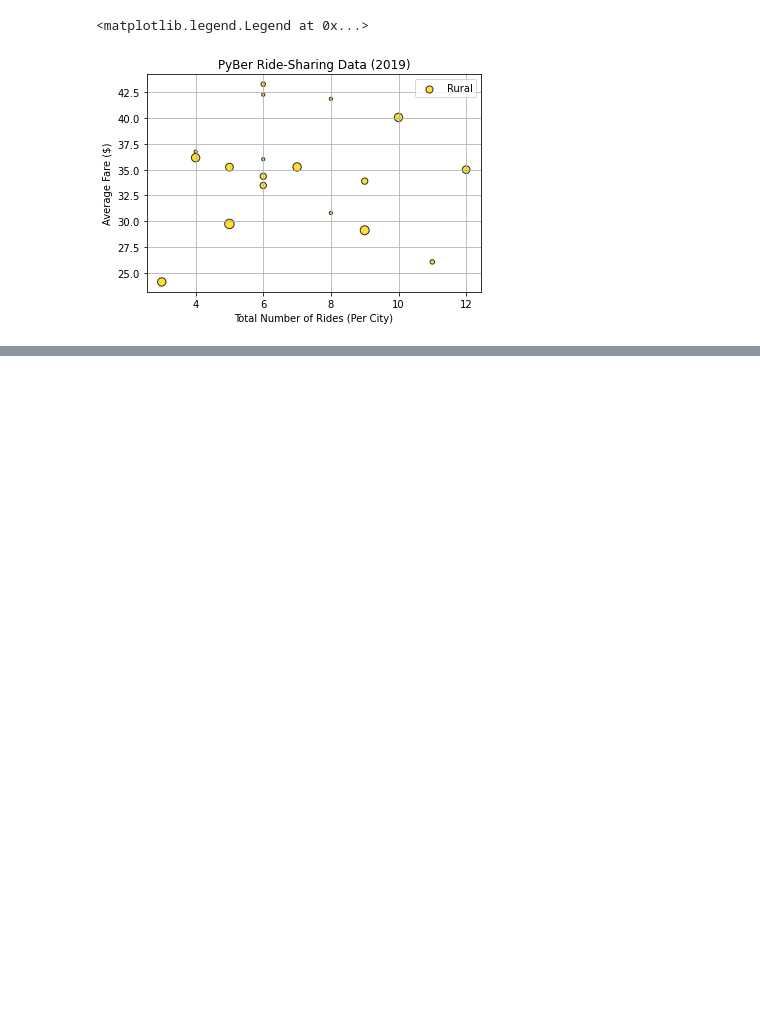
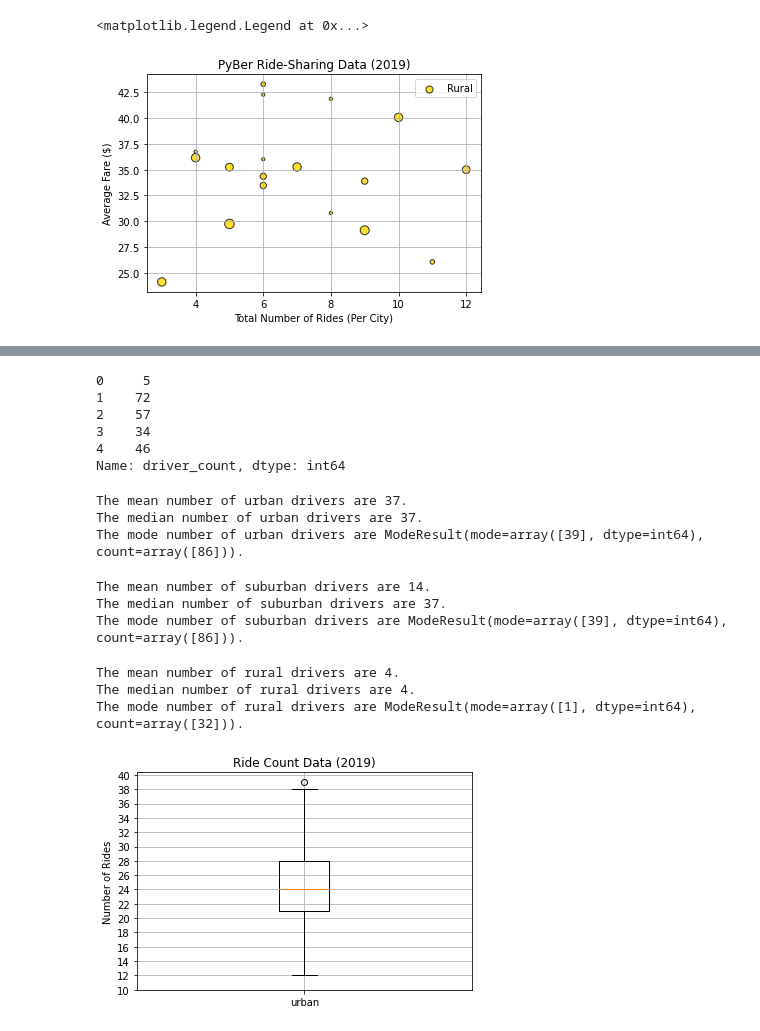
Before and after one commit to kaido5656/PyBer_Analysis, a Jupyter notebook: PyBer.ipynb, the cells around one changed output, grey strips where cells are left out. Cells and saved outputs as stored; diff of their text form; code cells hidden in the pictures; blank space fills up the shorter version.

Commit message:
added figure data analysis

```diff
--- a/PyBer.ipynb
+++ b/PyBer.ipynb
@@ -285,0 +447,67 @@ FileNotFoundError: [Errno 2] No such file or directory: 'analysis/Fig1.png'
+# %%
+#get the driver count data from th eurban cities
+urban_drivers = urban_cities_df["driver_count"]
+suburban_drivers = suburban_cities_df["driver_count"]
+rural_drivers = rural_cities_df["driver_count"]
+
+urban_drivers.head()
+# %% [output]
+0     5
+1    72
+2    57
+3    34
+4    46
+Name: driver_count, dtype: int64
+# %%
+mean_urban_drivers = np.mean(urban_drivers)
+print(f"The mean number of urban drivers are {mean_urban_drivers:.0f}.")
+
+median_urban_drivers = np.median(urban_drivers)
+print(f"The median number of urban drivers are {median_urban_drivers:.0f}.")
+
+mode_urban_drivers = sts.mode(urban_drivers)
+print(f"The mode number of urban drivers are {mode_urban_drivers}.")
+# %% [output]
+The mean number of urban drivers are 37.
+The median number of urban drivers are 37.
+The mode number of urban drivers are ModeResult(mode=array([39], dtype=int64), count=array([86])).
+# %%
+mean_suburban_drivers = np.mean(suburban_drivers)
+print(f"The mean number of suburban drivers are {mean_suburban_drivers:.0f}.")
+
+median_suburban_drivers = np.median(urban_drivers)
+print(f"The median number of suburban drivers are {median_suburban_drivers:.0f}.")
+
+mode_suburban_drivers = sts.mode(urban_drivers)
+print(f"The mode number of suburban drivers are {mode_suburban_drivers}.")
+# %% [output]
+The mean number of suburban drivers are 14.
+The median number of suburban drivers are 37.
+The mode number of suburban drivers are ModeResult(mode=array([39], dtype=int64), count=array([86])).
+# %%
+mean_rural_drivers = np.mean(rural_drivers)
+print(f"The mean number of rural drivers are {mean_rural_drivers:.0f}.")
+
+median_rural_drivers = np.median(rural_drivers)
+print(f"The median number of rural drivers are {median_rural_drivers:.0f}.")
+
+mode_rural_drivers = sts.mode(rural_drivers)
+print(f"The mode number of rural drivers are {mode_rural_drivers}.")
+# %% [output]
+The mean number of rural drivers are 4.
+The median number of rural drivers are 4.
+The mode number of rural drivers are ModeResult(mode=array([1], dtype=int64), count=array([32])).
+# %%
+#create a box and whisker plot for the urban ride count
+x_labels = ["urban"]
+fig, ax = plt.subplots()
+ax.boxplot(urban_ride_count, labels=x_labels)
+
+#add the the title, y-axis label and grid
+ax.set_title("Ride Count Data (2019)")
+ax.set_ylabel("Number of Rides")
+ax.set_yticks(np.arange(10,41,step=2.0))
+ax.grid()
+plt.show()
+# %% [output]
+[figure, added]
```
Also changed, not shown: parts of 21 cells of this notebook, 3 other files.
